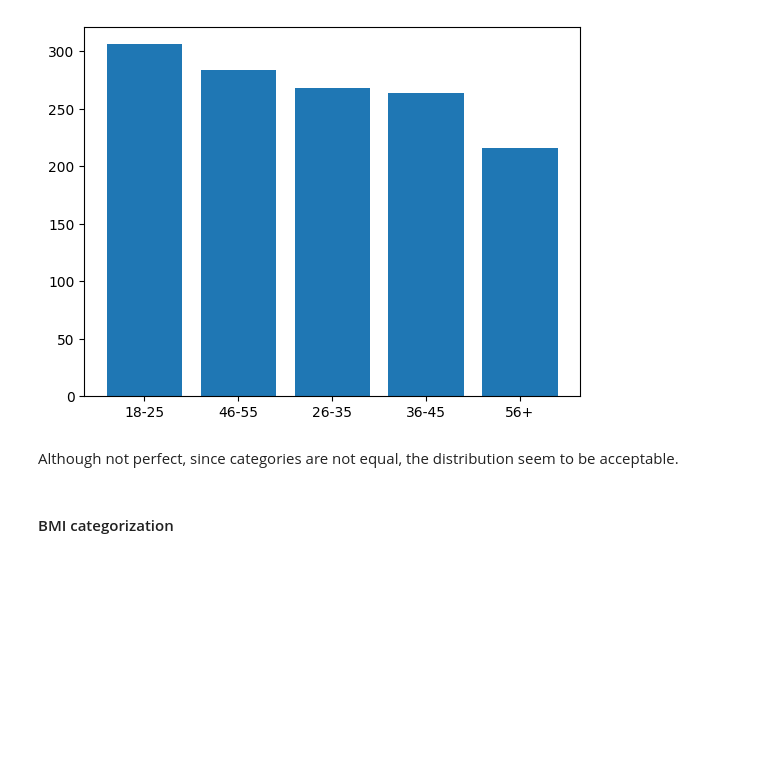
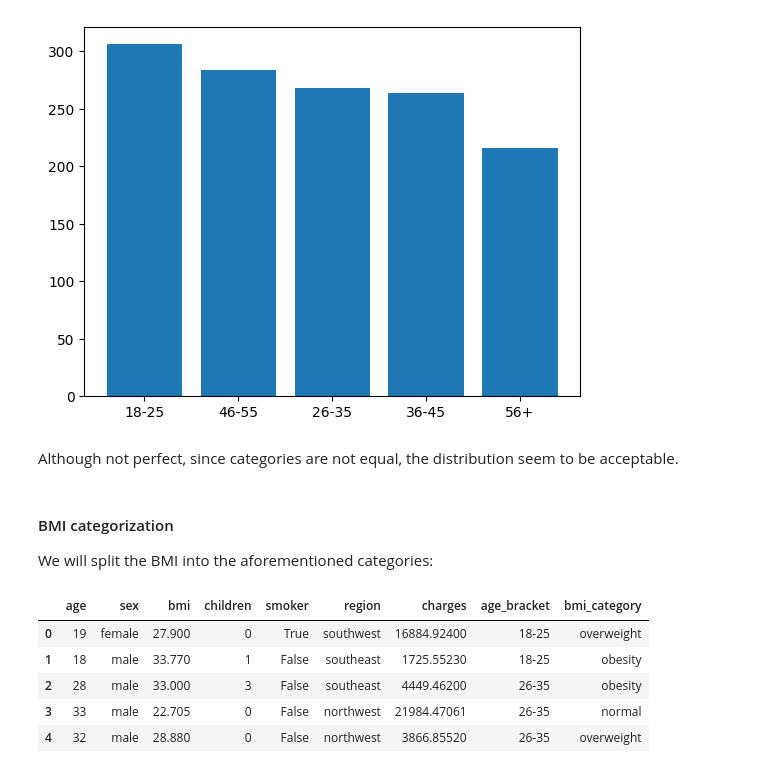
Before and after one commit to ramaz-abdelgadir/Hackathon1-Insurance, a Jupyter notebook: jupyter_notebooks/data_cleaning.ipynb, the cells around one changed output. Drawn from its saved outputs; the diff is of its cells as text; code cells hidden in the pictures; blank space fills up the shorter version.

```diff
--- a/jupyter_notebooks/data_cleaning.ipynb
+++ b/jupyter_notebooks/data_cleaning.ipynb
@@ -166,3 +166,24 @@ plt.show()
 Although not perfect, since categories are not equal, the distribution seem to be acceptable.
 # %% [markdown]
 #### BMI categorization
+We will split the BMI into the aforementioned categories:
+# %%
+def bmi_category(bmi):
+    if bmi < 18.5:
+        return "underweight"
+    elif bmi < 25:
+        return "normal"
+    elif bmi < 30:
+        return "overweight"
+    else:
+        return "obesity"
+
+insurance['bmi_category'] = insurance['bmi'].apply(bmi_category)
+insurance.head()
+# %% [output]
+|  | age | sex | bmi | children | smoker | region | charges | age_bracket | bmi_category |
+| 0 | 19 | female | 27.900 | 0 | True | southwest | 16884.92400 | 18-25 | overweight |
+| 1 | 18 | male | 33.770 | 1 | False | southeast | 1725.55230 | 18-25 | obesity |
+| 2 | 28 | male | 33.000 | 3 | False | southeast | 4449.46200 | 26-35 | obesity |
+| 3 | 33 | male | 22.705 | 0 | False | northwest | 21984.47061 | 26-35 | normal |
+| 4 | 32 | male | 28.880 | 0 | False | northwest | 3866.85520 | 26-35 | overweight |
```
Also changed, not shown: parts of 6 cells of this notebook.
